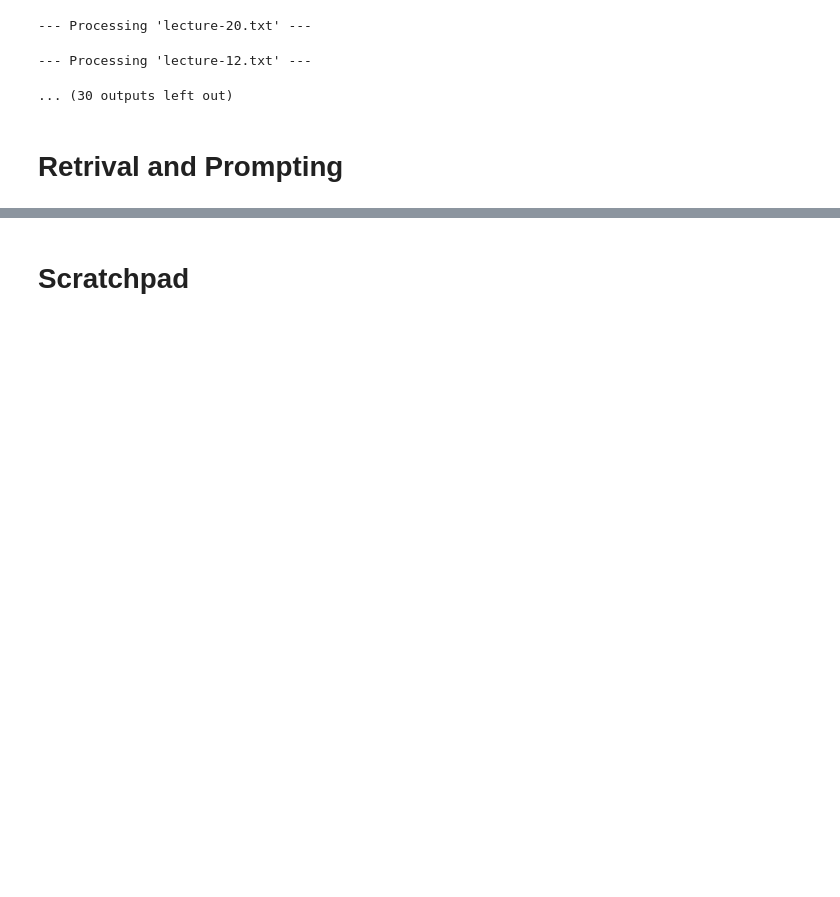
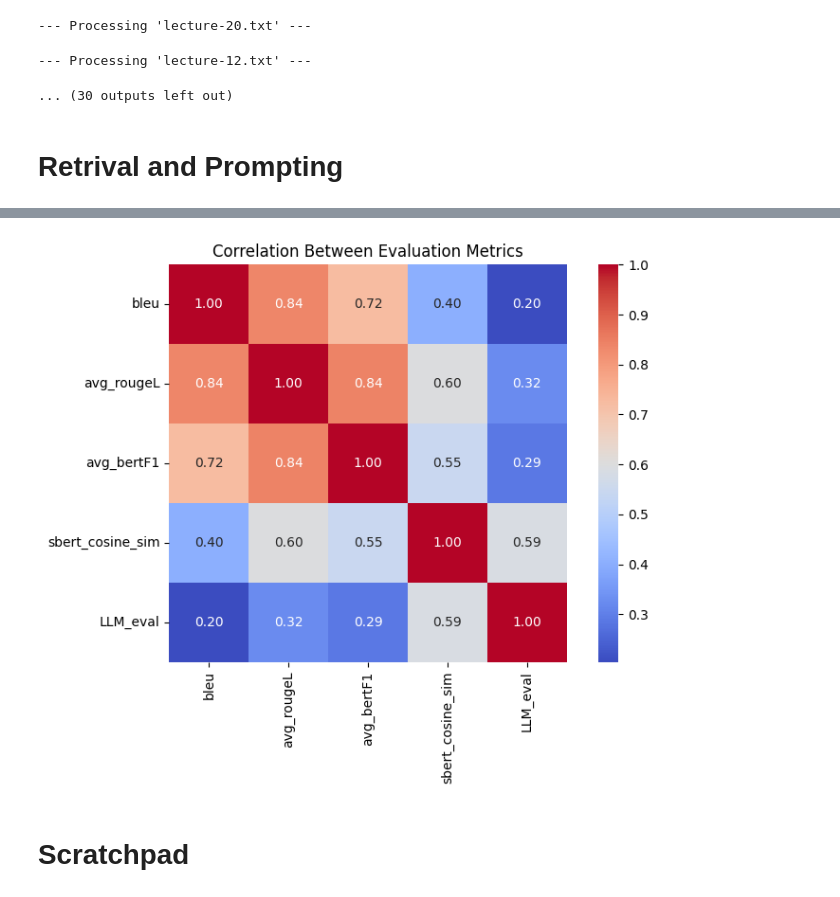
Before and after one commit to hshahrzad/RAG-Project, a Jupyter notebook: Rag_prototype.ipynb, the cells around one changed output, grey strips where cells are left out. Cells and saved outputs as stored; diff of their text form; code cells hidden in the pictures; blank space fills up the shorter version.

```diff
--- a/Rag_prototype.ipynb
+++ b/Rag_prototype.ipynb
@@ -680,3 +673,24 @@ df_all = pd.read_json("test_results.json", orient="split")
+# %%
+import pandas as pd
+import seaborn as sns
+import matplotlib.pyplot as plt
+
+# Load the full evaluation results
+df = pd.read_csv("rag_full_eval.csv")
+
+# Compute correlation matrix between metrics
+metrics = ["bleu", "avg_rougeL", "avg_bertF1", "sbert_cosine_sim", "LLM_eval"]
+correlation_matrix = df[metrics].corr(method="pearson")
+
+# Display correlation matrix heatmap
+plt.figure(figsize=(8, 6))
+sns.heatmap(correlation_matrix, annot=True, fmt=".2f", cmap="coolwarm", square=True)
+plt.title("Correlation Between Evaluation Metrics")
+plt.tight_layout()
+plt.savefig("metric_correlation_matrix.png")
+plt.show()
+# %% [output]
+[figure, added]
 # %% [markdown]
 # Scratchpad
 # %%
```
Also changed, not shown: parts of 15 cells of this notebook, 4 other files.
